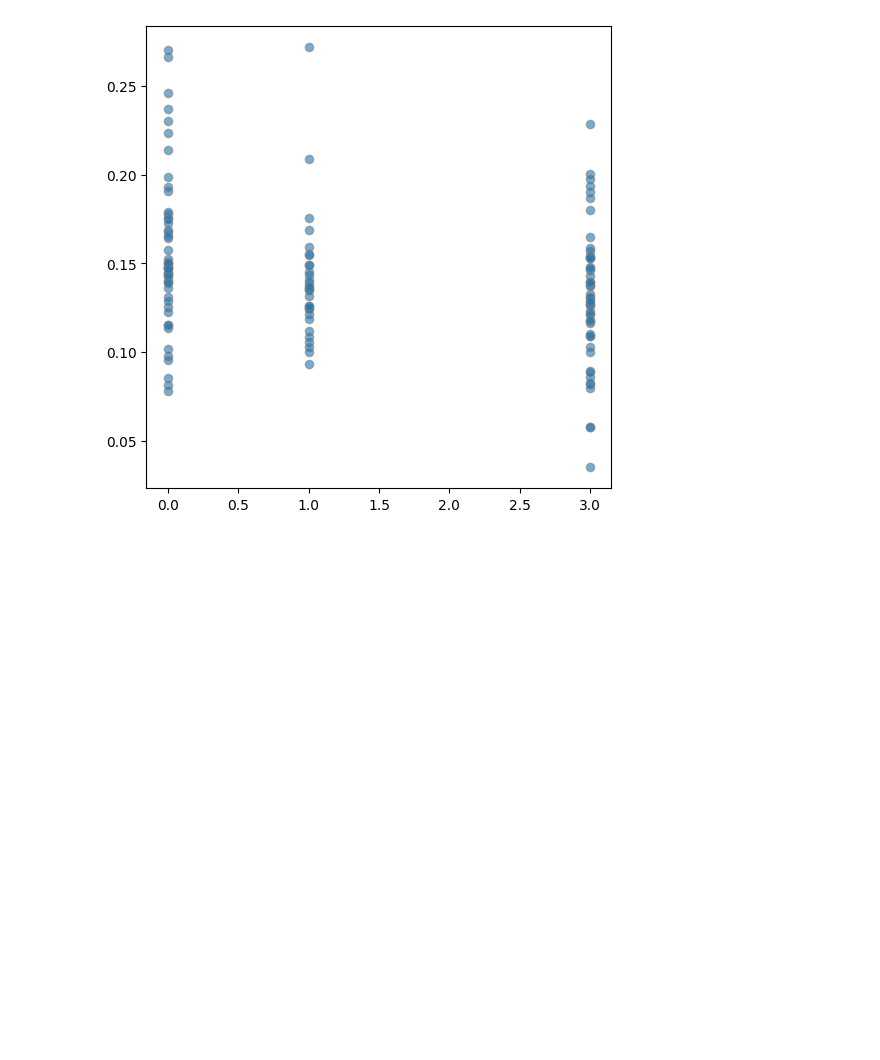
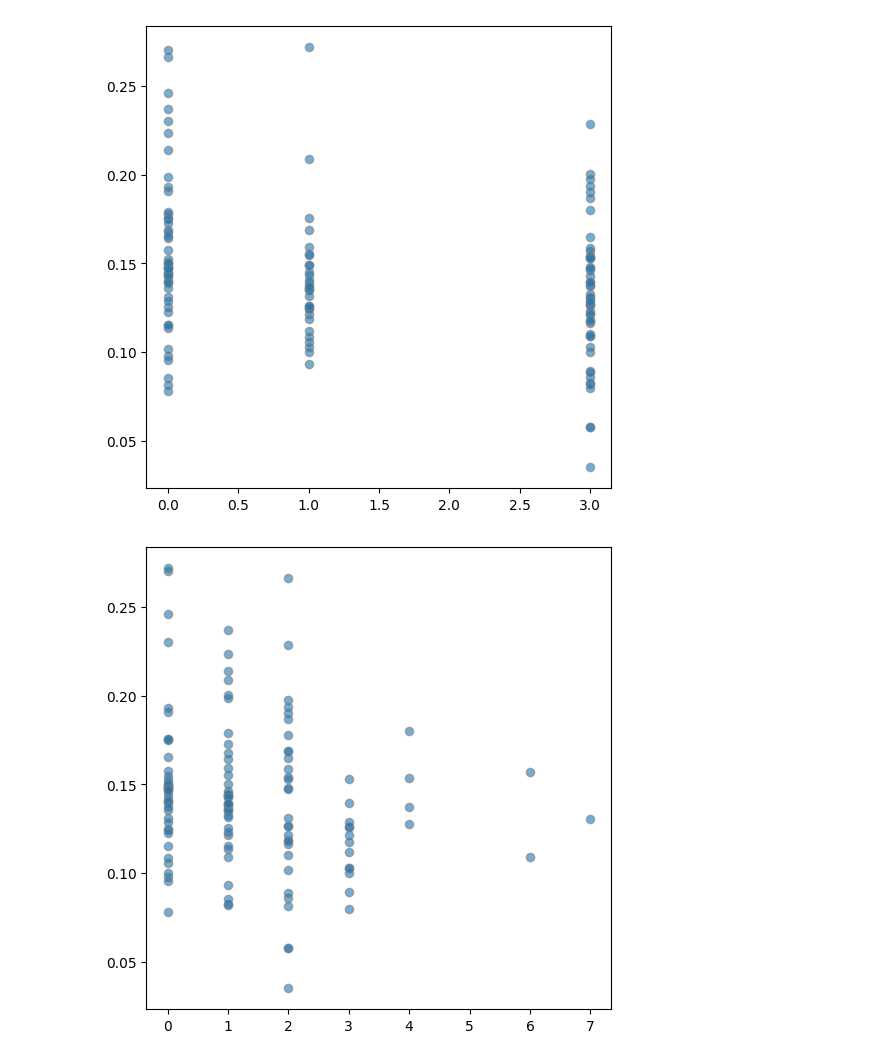
Before and after one commit to khoffLSU/footy_analytics, a Jupyter notebook: Visualizing Football - passing network.ipynb, the cells around one changed output. Cells and saved outputs as stored; diff of their text form; code cells hidden in the pictures; blank space fills up the shorter version.

```diff
--- a/Visualizing Football - passing network.ipynb
+++ b/Visualizing Football - passing network.ipynb
@@ -566,3 +566,11 @@ p1 = ax.scatter(WC22_RES_CI.res,WC22_RES_CI.CI, alpha=0.6, edgecolor='gray')
 plt.show()
 # %% [output]
 [figure]
+# %%
+fig,ax = plt.subplots(figsize=(6,6))
+
+p1 = ax.scatter(WC22_RES_CI.GF,WC22_RES_CI.CI, alpha=0.6, edgecolor='gray')
+
+plt.show()
+# %% [output]
+[figure, added]
```
Also changed, not shown: parts of 3 cells of this notebook.
